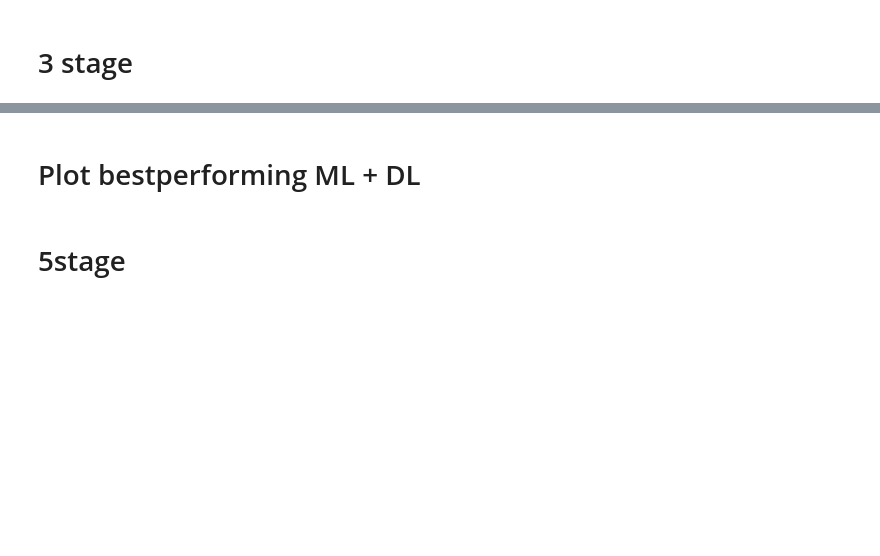
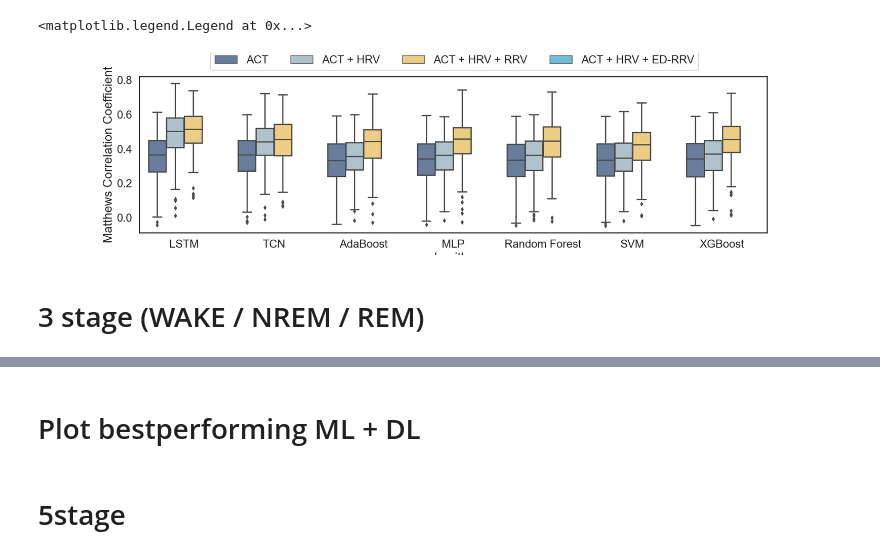
Before and after one commit to mad-lab-fau/sleep_analysis, a Jupyter notebook: experiments/evaluation/algorithm_modality_comparison/full_eval.ipynb, the cells around one changed output, grey strips where cells are left out. Cells and saved outputs as stored; diff of their text form; code cells hidden in the pictures; blank space fills up the shorter version.

```diff
--- a/experiments/evaluation/algorithm_modality_comparison/full_eval.ipynb
+++ b/experiments/evaluation/algorithm_modality_comparison/full_eval.ipynb
@@ -18,5 +18,5 @@ sns.set_theme(context="talk", style="white", palette="faculties_light", font_sca
 
 %matplotlib widget
 # %%
-df = pd.read_pickle("full_df.pkl")
+df = pd.read_pickle("../full_df.pkl")
 # %% [markdown]
@@ -31,22 +50,27 @@ df_5_mean.unstack("modality")["data"]["median"][["ACT", "ACT + HRV", "ACT + HRV
 df_5_plot = multi_xs(df_5, ["mcc"], level="metric")
 df_5_plot = df_5_plot.rename(columns={'ACT + HRV + EDR': 'ACT + HRV + ED-RRV'})
 # %%
-fig, ax = plt.subplots(figsize=(16, 5))
+fig, ax = plt.subplots(figsize=(20, 5))
 sns.boxplot(
     data=multi_xs(
         df_5_plot, ["MLP", "AdaBoost", "SVM", "Random Forest","XGBoost", "LSTM", "TCN"], level="algorithm"
     ).reset_index(),
     x="algorithm",
     y="data",
     hue="modality",
     hue_order=["ACT", "ACT + HRV", "ACT + HRV + RRV", "ACT + HRV + ED-RRV"],
     ax=ax,
 )
 ax.legend(bbox_to_anchor=(1, 1))
+ax.set_ylabel("Matthews Correlation Coefficient")
+plt.legend(ncol=4, bbox_to_anchor=(0.9, 1.20))
 
-plt.title("5 stage - MCC - overall performance")
+#plt.title("5 stage - MCC - overall performance")
+# %% [output]
+<matplotlib.legend.Legend at 0x...>
+[figure, added]
 # %% [markdown]
-# 3 stage
+# 3 stage (WAKE / NREM / REM)
 # %%
 df_3 = multi_xs(df, ["3stage"], level="stage")
 df_3 = multi_xs(df_3, ["accuracy", "f1", "mcc"],level="metric")[["data"]].astype(float)
```
Also changed, not shown: parts of 16 cells of this notebook, 8 other files.
